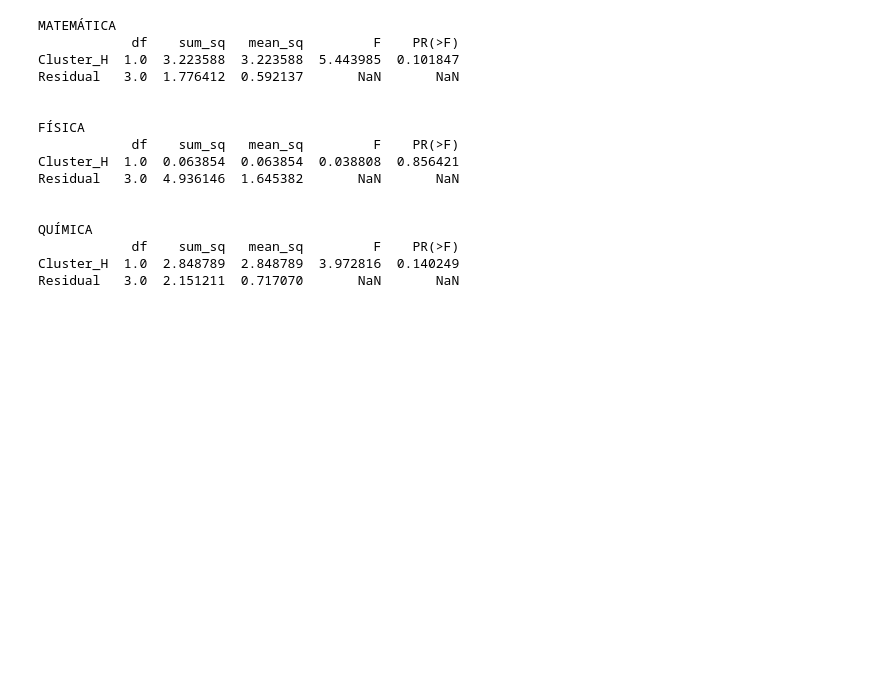
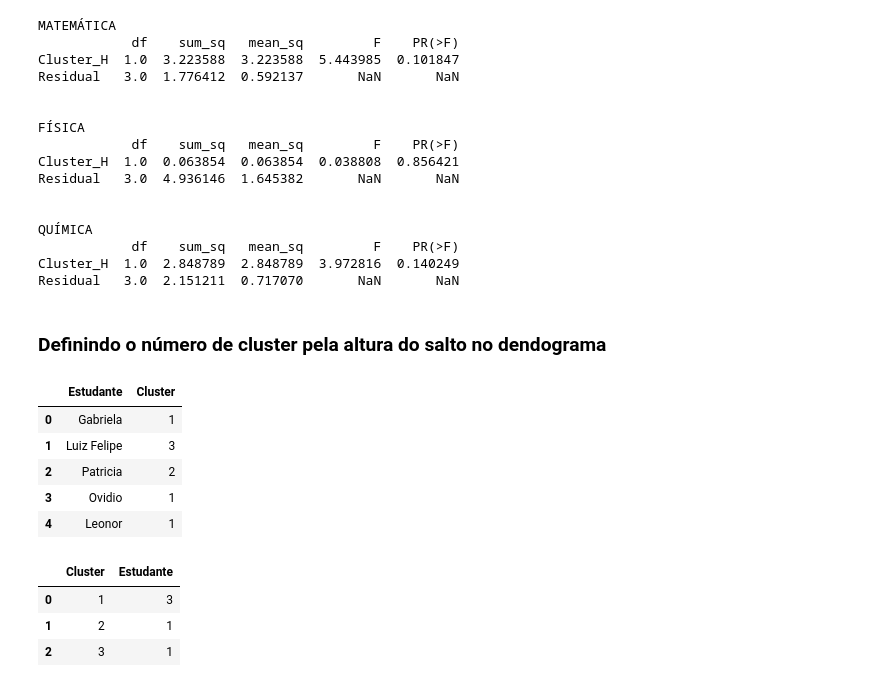
Before and after one commit to PericlesSavio/datascience, a Jupyter notebook: MBA em Data Science e Analytics/Agrupamento Hierárquico/Notas.ipynb, the cells around one changed output. Saved outputs shown, nothing was run; the diff lists cells and outputs as text; code cells hidden in the pictures; blank space fills up the shorter version.

```diff
--- a/MBA em Data Science e Analytics/Agrupamento Hierárquico/Notas.ipynb
+++ b/MBA em Data Science e Analytics/Agrupamento Hierárquico/Notas.ipynb
@@ -249,3 +280,26 @@ QUÍMICA
             df    sum_sq   mean_sq         F    PR(>F)
 Cluster_H  1.0  2.848789  2.848789  3.972816  0.140249
 Residual   3.0  2.151211  0.717070       NaN       NaN
+# %% [markdown]
+### Definindo o número de cluster pela altura do salto no dendograma
+# %%
+from scipy.cluster.hierarchy import fcluster
+
+max_d = 1.8 #altura
+clusters = fcluster(coeficientes_single,t=max_d, criterion='distance')
+df_clust = pd.DataFrame({'Estudante':vestibular_normalizado_df['Estudante'], 'Cluster':clusters})
+df_clust
+# %% [output]
+|  | Estudante | Cluster |
+| 0 | Gabriela | 1 |
+| 1 | Luiz Felipe | 3 |
+| 2 | Patricia | 2 |
+| 3 | Ovidio | 1 |
+| 4 | Leonor | 1 |
+# %%
+df_clust.groupby('Cluster').count().reset_index() #somatório
+# %% [output]
+|  | Cluster | Estudante |
+| 0 | 1 | 3 |
+| 1 | 2 | 1 |
+| 2 | 3 | 1 |
```
Also changed, not shown: parts of 7 cells of this notebook, 3 other files.
